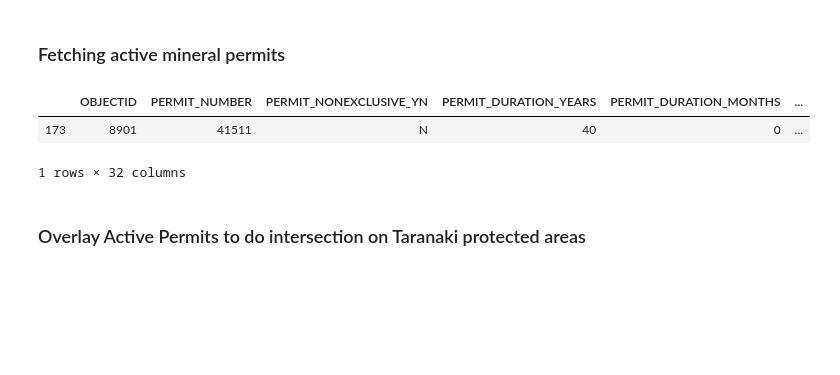
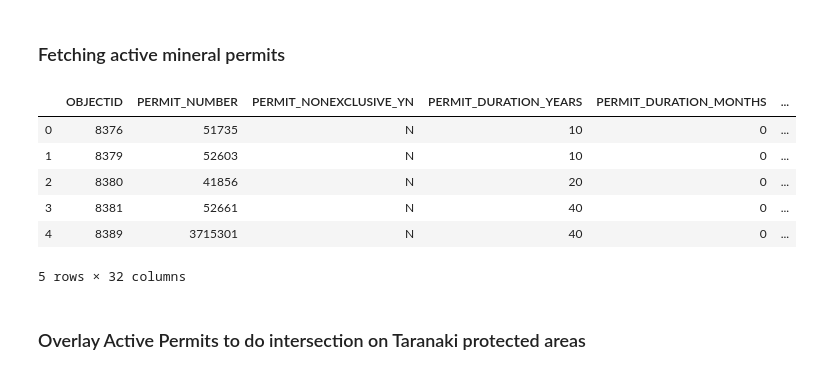
Before and after one commit to VenkataramananSelvaraju/Jupyter-Notebooks, a Jupyter notebook: Use Case/Use Case 3.ipynb, the cells around one changed output. Saved outputs shown, nothing was run; the diff lists cells and outputs as text; code cells hidden in the pictures; blank space fills up the shorter version.

```diff
--- a/Use Case/Use Case 3.ipynb
+++ b/Use Case/Use Case 3.ipynb
@@ -219,25 +218,29 @@ petroleum_df.head()
 # %%
 import geopandas as gpd
 from requests import Request
 from owslib.wfs import WebFeatureService
 
 params = dict(
     service='WFS',
     version="2.0.0",
     request='GetFeature',
     typeName=mineral_permit_layer['name'],
     outputFormat='geojson',
     srsname='urn:ogc:def:crs:EPSG::4326'
 )
 q = Request('GET', mineral_permit_layer['url'], params=params).prepare().url
 
 minerals_df = gpd.read_file(q)
 
-minerals_df.loc[minerals_df.PERMIT_NUMBER == '41511']
+minerals_df.head()
 # %% [output]
 |  | OBJECTID | PERMIT_NUMBER | PERMIT_NONEXCLUSIVE_YN | PERMIT_DURATION_YEARS | PERMIT_DURATION_MONTHS | ... |
-| 173 | 8901 | 41511 | N | 40 | 0 | ... |
+| 0 | 8376 | 51735 | N | 10 | 0 | ... |
+| 1 | 8379 | 52603 | N | 10 | 0 | ... |
+| 2 | 8380 | 41856 | N | 20 | 0 | ... |
+| 3 | 8381 | 52661 | N | 40 | 0 | ... |
+| 4 | 8389 | 3715301 | N | 40 | 0 | ... |
-1 rows × 32 columns
+5 rows × 32 columns
 # %% [markdown]
 ### Overlay Active Permits to do intersection on Taranaki protected areas
 # %%
```
Also changed, not shown: parts of 2 cells of this notebook, 1 other file.
